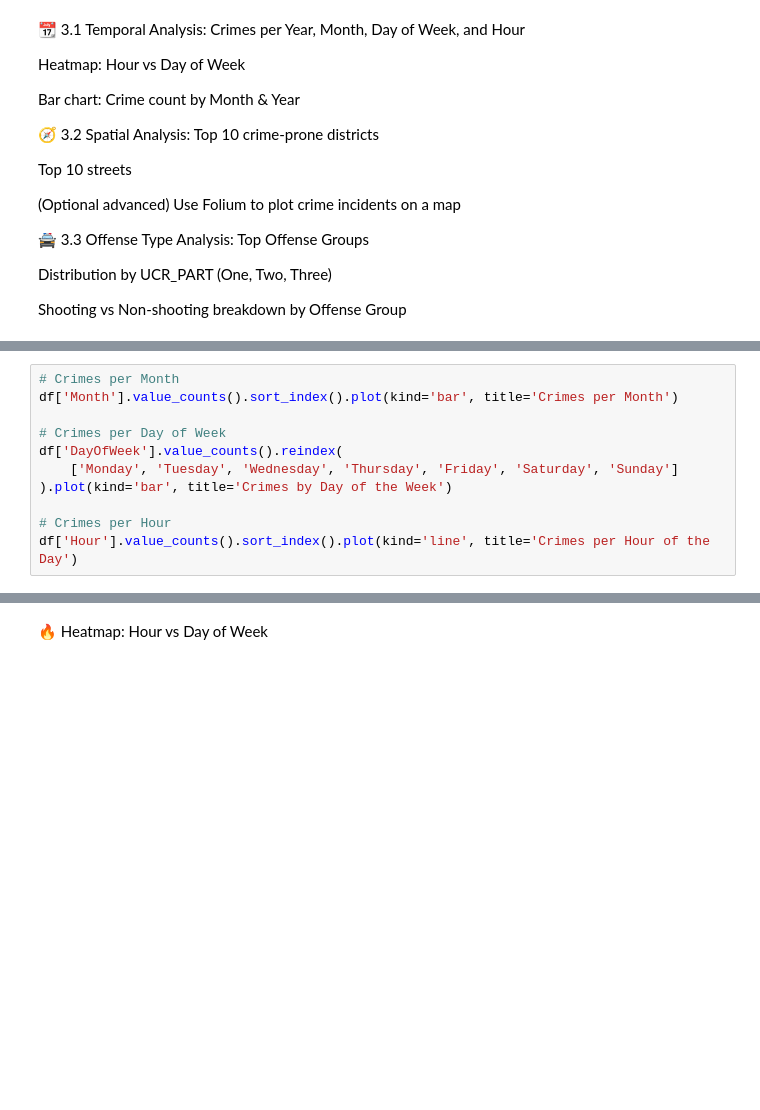
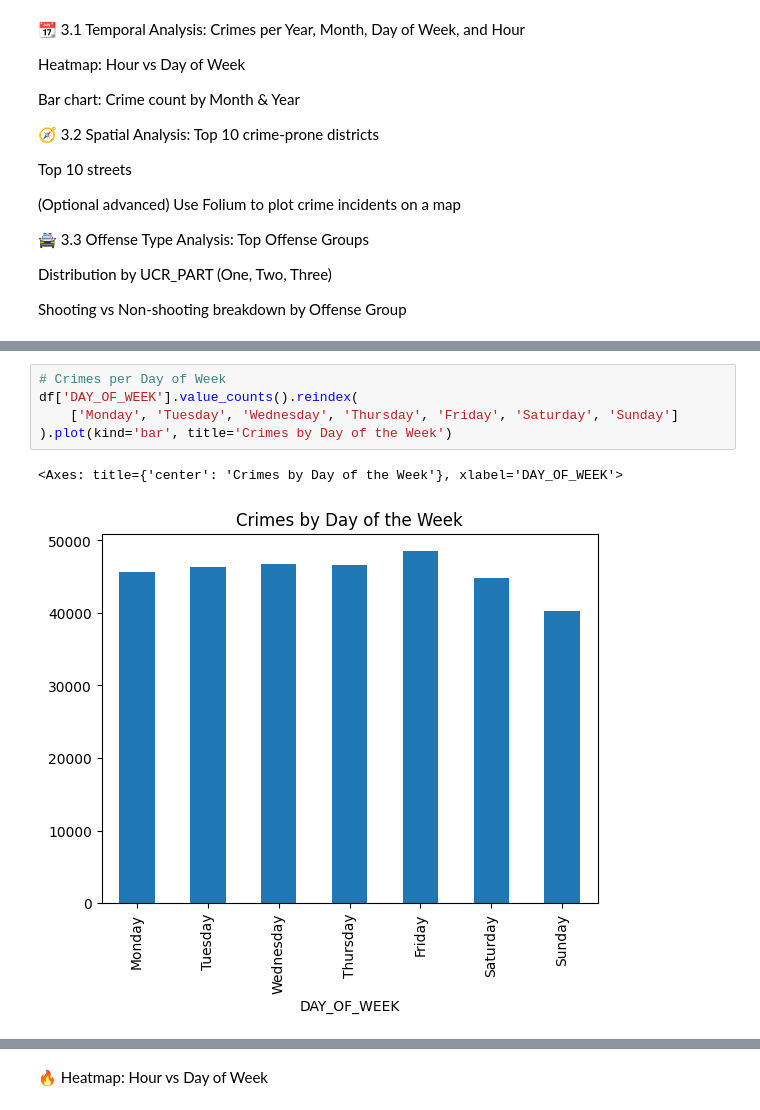
Before and after one commit to NelsonBenle/Crime-data-analyis, a Jupyter notebook: crime-analysis.ipynb, the cells around one changed output, grey strips where cells are left out. Drawn from its saved outputs; the diff is of its cells as text; blank space fills up the shorter version.

```diff
--- a/crime-analysis.ipynb
+++ b/crime-analysis.ipynb
@@ -133,11 +146,8 @@ df['Year'].value_counts().sort_index().plot(kind='bar', title='Crimes per Year')
 # %%
-# Crimes per Month
-df['Month'].value_counts().sort_index().plot(kind='bar', title='Crimes per Month')
-
 # Crimes per Day of Week
-df['DayOfWeek'].value_counts().reindex(
+df['DAY_OF_WEEK'].value_counts().reindex(
     ['Monday', 'Tuesday', 'Wednesday', 'Thursday', 'Friday', 'Saturday', 'Sunday']
 ).plot(kind='bar', title='Crimes by Day of the Week')
-
-# Crimes per Hour
-df['Hour'].value_counts().sort_index().plot(kind='line', title='Crimes per Hour of the Day')
+# %% [output]
+<Axes: title={'center': 'Crimes by Day of the Week'}, xlabel='DAY_OF_WEEK'>
+[figure, added]
```
Also changed, not shown: parts of 6 cells of this notebook.
